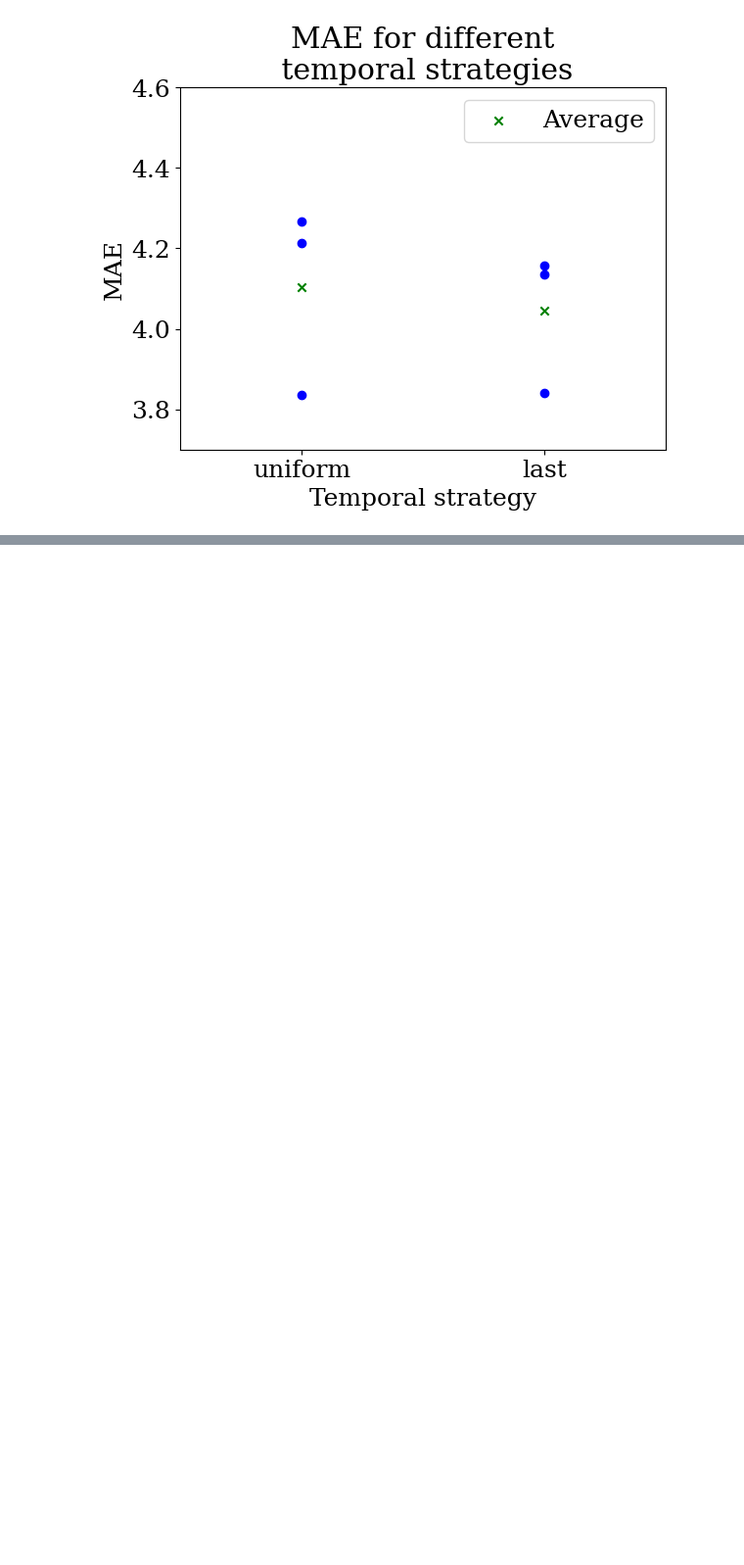
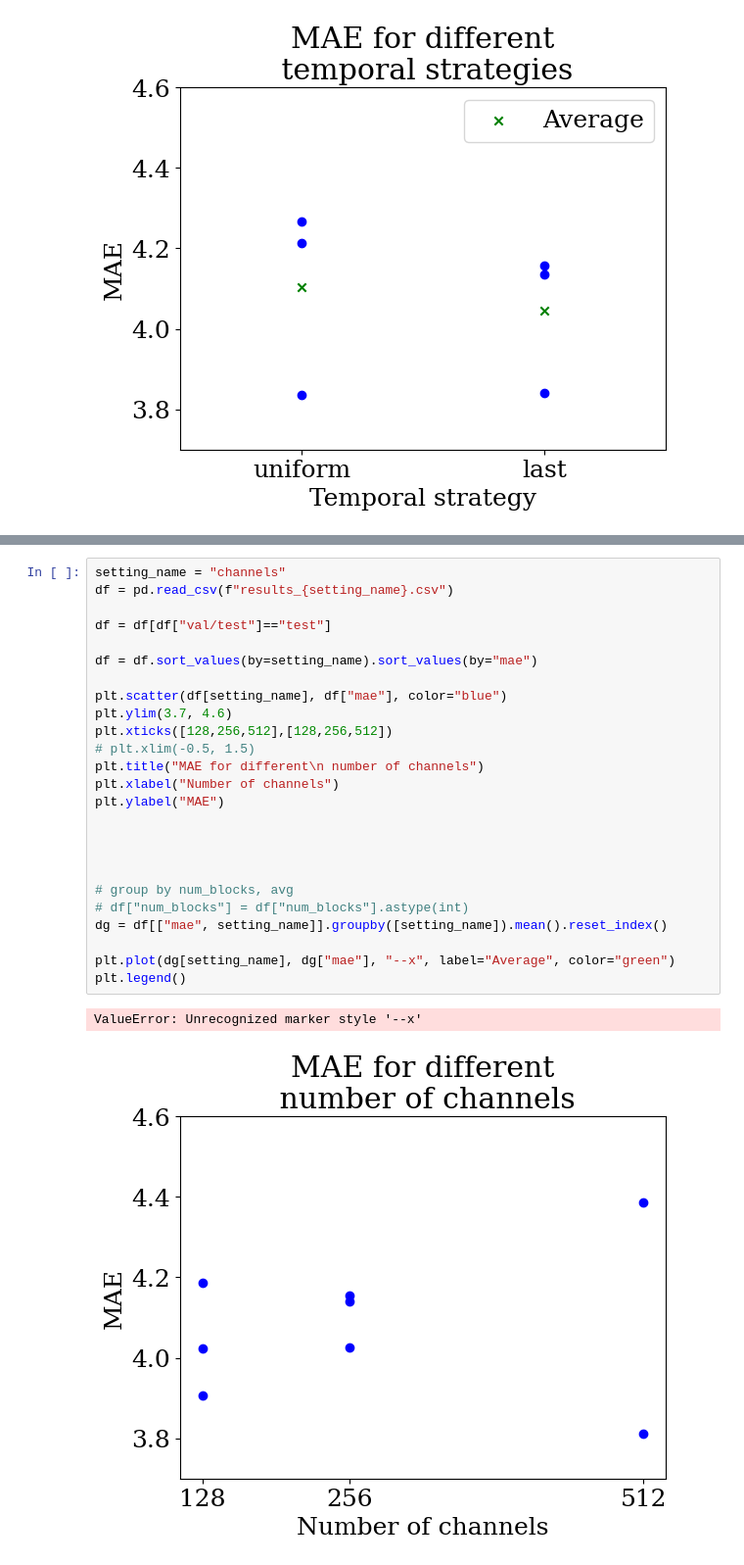
Before and after one commit to elgroselj/machine_learning_on_graphs, a Jupyter notebook: present.ipynb, the cells around one changed output, grey strips where cells are left out. Shown at 98% size. Cells and saved outputs as stored; diff of their text form; blank space fills up the shorter version.

```diff
--- a/present.ipynb
+++ b/present.ipynb
@@ -199,0 +216,28 @@ plt.legend()
+# %%
+setting_name = "channels"
+df = pd.read_csv(f"results_{setting_name}.csv")
+
+df = df[df["val/test"]=="test"]
+
+df = df.sort_values(by=setting_name).sort_values(by="mae")
+
+plt.scatter(df[setting_name], df["mae"], color="blue")
+plt.ylim(3.7, 4.6)
+plt.xticks([128,256,512],[128,256,512])
+# plt.xlim(-0.5, 1.5)
+plt.title("MAE for different\n number of channels")
+plt.xlabel("Number of channels")
+plt.ylabel("MAE")
+
+
+
+
+# group by num_blocks, avg
+# df["num_blocks"] = df["num_blocks"].astype(int)
+dg = df[["mae", setting_name]].groupby([setting_name]).mean().reset_index()
+
+plt.plot(dg[setting_name], dg["mae"], "--x", label="Average", color="green")
+plt.legend()
+# %% [output]
+ValueError: Unrecognized marker style '--x'
+[figure, added]
```
Also changed, not shown: parts of 3 cells of this notebook, 6 other files.
